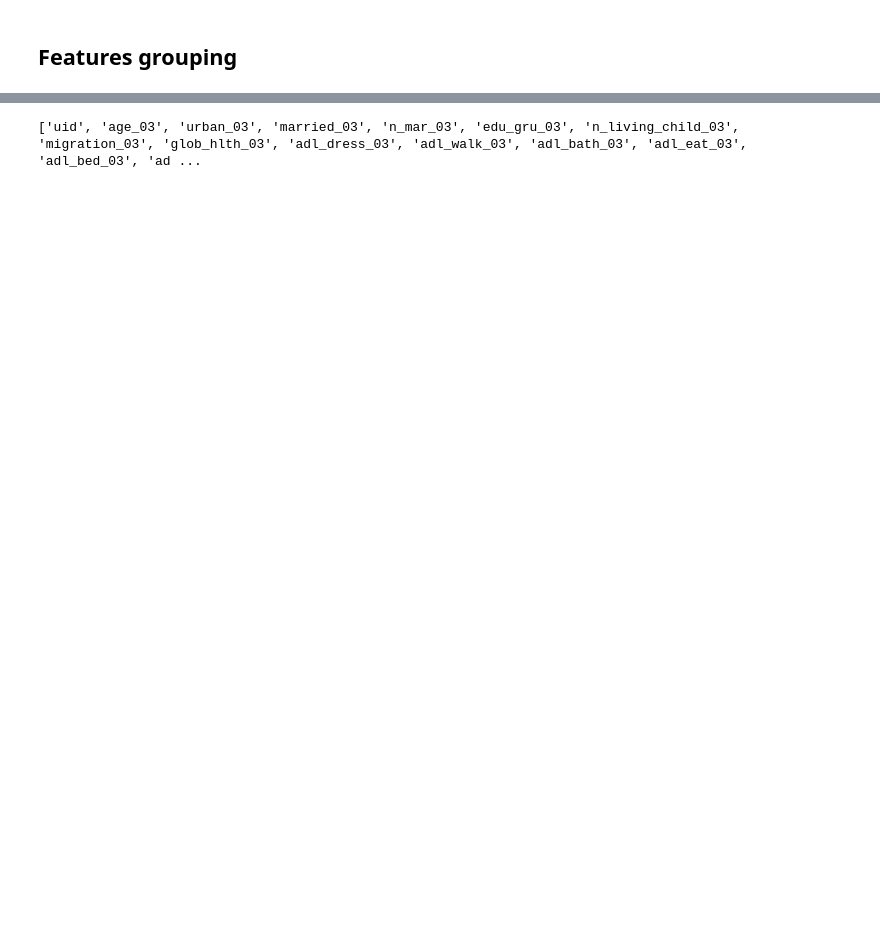
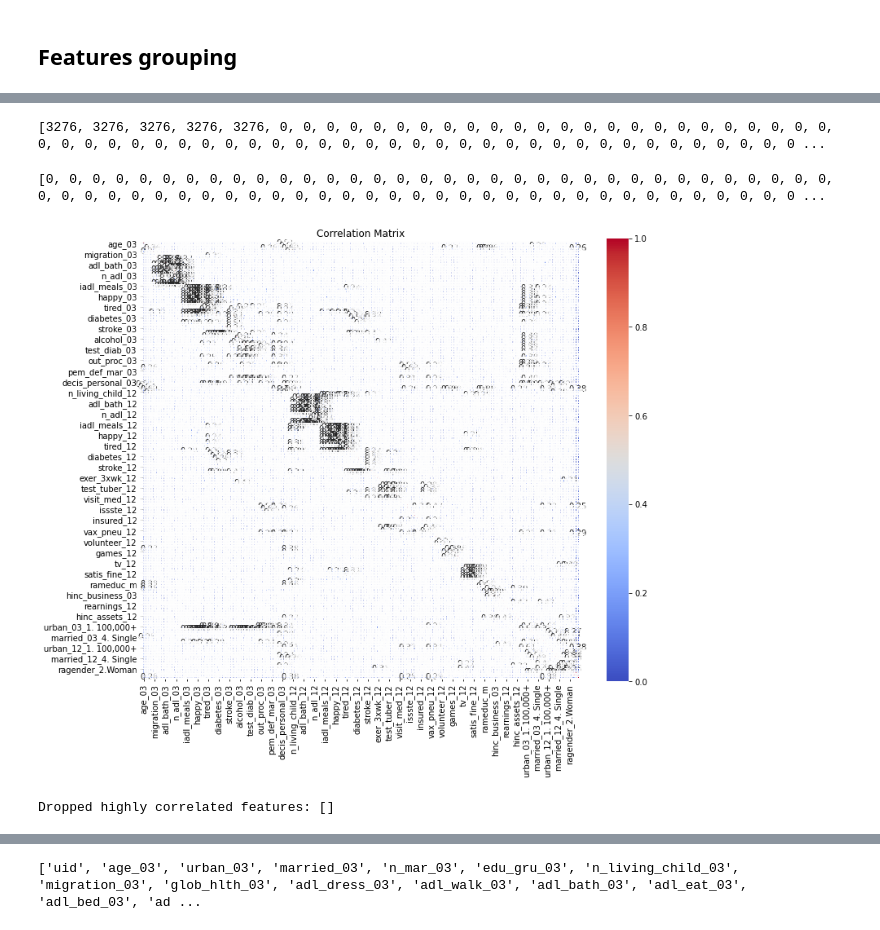
Before and after one commit to geomwangi007/Early-Detection-of-Alzheimer-s-Disease-and-Related-Dementias-Using-Social-Determinants-of-Health, a Jupyter notebook: IPNYBS/Geoffrey.ipynb, the cells around one changed output, grey strips where cells are left out. Drawn from its saved outputs; the diff is of its cells as text; code cells hidden in the pictures; blank space fills up the shorter version.

```diff
--- a/IPNYBS/Geoffrey.ipynb
+++ b/IPNYBS/Geoffrey.ipynb
@@ -171,0 +271,13 @@ Cleaned DataFrame:
+# %%
+def fill_missing_nominals_ffill(df, nominal_vars):
+    for col in nominal_vars:
+        if col in df.columns:
+            df[col] = df[col].fillna(method='ffill')
+    return df
+
+def one_hot_encode_nominals(df, nominal_vars):
+    existing_nominals = [col for col in nominal_vars if col in df.columns]
+    return pd.get_dummies(df, columns=existing_nominals, drop_first=True)
+
+train_data = fill_missing_nominals_ffill(train_data, nominal_variables)
+train_data = one_hot_encode_nominals(train_data, nominal_variables)
@@ -171,0 +294,32 @@ Cleaned DataFrame:
+# %%
+missing_values = (train_data.isnull().sum().sort_values(ascending=False)).tolist()
+print(missing_values)
+# %% [output]
+[3276, 3276, 3276, 3276, 3276, 0, 0, 0, 0, 0, 0, 0, 0, 0, 0, 0, 0, 0, 0, 0, 0, 0, 0, 0, 0, 0, 0, 0, 0, 0, 0, 0, 0, 0, 0, 0, 0, 0, 0, 0, 0, 0, 0, 0, 0, 0, 0, 0, 0, 0, 0, 0, 0, 0, 0, 0, 0, 0, 0, 0, 0, 0 ...
+# %%
+train_data = train_data.dropna(axis=1)
+# %%
+missing_values = (train_data.isnull().sum().sort_values(ascending=False)).tolist()
+print(missing_values)
+# %% [output]
+[0, 0, 0, 0, 0, 0, 0, 0, 0, 0, 0, 0, 0, 0, 0, 0, 0, 0, 0, 0, 0, 0, 0, 0, 0, 0, 0, 0, 0, 0, 0, 0, 0, 0, 0, 0, 0, 0, 0, 0, 0, 0, 0, 0, 0, 0, 0, 0, 0, 0, 0, 0, 0, 0, 0, 0, 0, 0, 0, 0, 0, 0, 0, 0, 0, 0, 0 ...
+# %%
+train_data = train_data.drop(columns ='uid')
+# %%
+corr_matrix = train_data.corr().abs()
+upper_tri = corr_matrix.where(np.triu(np.ones(corr_matrix.shape), k=1).astype(bool))
+high_corr = [column for column in upper_tri.columns if any(upper_tri[column] > 0.8)]
+train_data = train_data.drop(high_corr, axis=1)
+# %%
+corr_matrix = train_data.corr().abs()
+upper_tri = corr_matrix.where(np.triu(np.ones(corr_matrix.shape), k=1).astype(bool))
+high_corr = [column for column in upper_tri.columns if any(upper_tri[column] > 0.8)]
+train_data = train_data.drop(high_corr, axis=1)
+
+plt.figure(figsize=(12, 10))
+sns.heatmap(corr_matrix, annot=True, fmt=".2f", cmap='coolwarm', square=True, cbar=True)
+plt.title("Correlation Matrix")
+plt.show()
+# %% [output]
+[figure, added]
+Dropped highly correlated features: []
```
Also changed, not shown: parts of 42 cells of this notebook.
